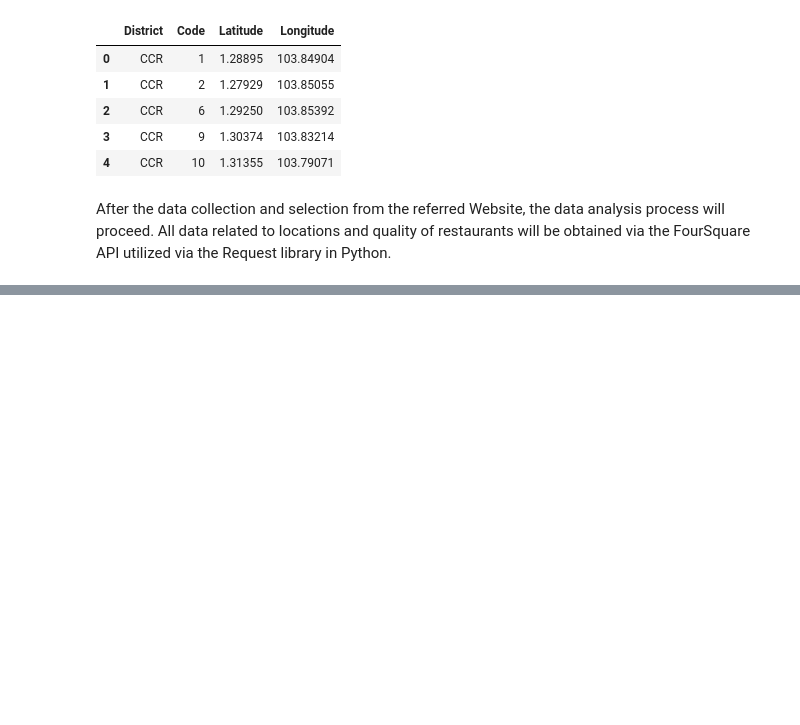
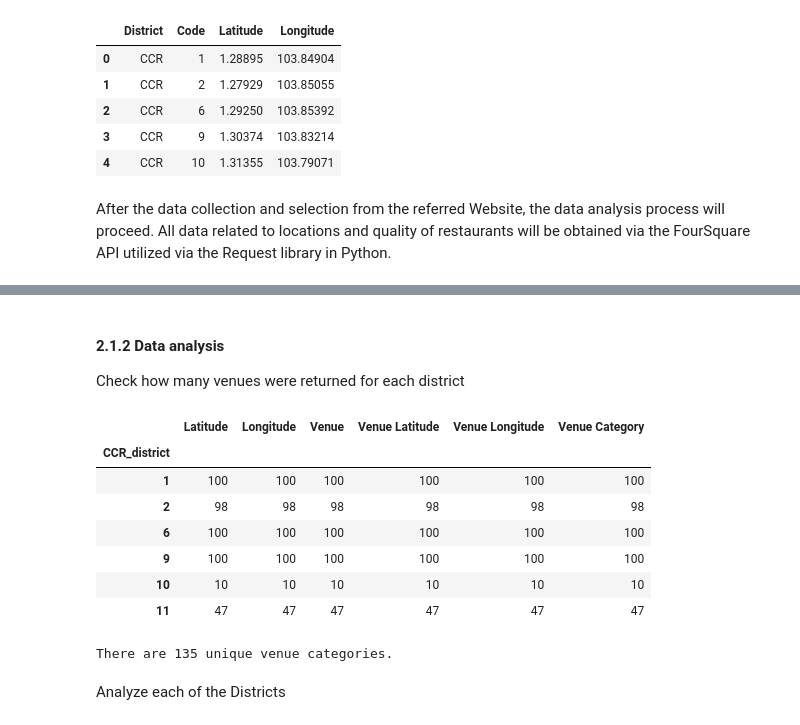
Before and after one commit to Lzhou2020/github-capstone-project, a Jupyter notebook: The Battle of Neighborhoods.ipynb, the cells around one changed output, grey strips where cells are left out. Saved outputs shown, nothing was run; the diff lists cells and outputs as text; code cells hidden in the pictures; blank space fills up the shorter version.

```diff
--- a/The Battle of Neighborhoods.ipynb
+++ b/The Battle of Neighborhoods.ipynb
@@ -143,8 +112,0 @@ Latitude and longitude values of 1 are 1.28895, 103.84904.
-# %%
-LIMIT = 100
-radius = 500
-url = 'https://api.foursquare.com/v2/venues/explore?client_id={}&client_secret={}&ll={},{}&v={}&radius={}&limit={}'.format(CLIENT_ID, CLIENT_SECRET, neighborhood_latitude, neighborhood_longitude, VERSION, radius, LIMIT)
-#url
-# %%
-results = requests.get(url).json()
-results
@@ -170,0 +172,6 @@ results
+# %%
+# Create a new dataframe called ccr_venues.
+ccr_venues = getNearbyVenues(names=df_data_0['Code'],
+                                   latitudes=df_data_0['Latitude'],
+                                   longitudes=df_data_0['Longitude']
+                                  )
@@ -170,0 +198,21 @@ results
+# %% [markdown]
+#### 2.1.2 Data analysis
+Check how many venues were returned for each district
+# %%
+ccr_venues.groupby('CCR_district').count()
+# %% [output]
+|  | Latitude | Longitude | Venue | Venue Latitude | Venue Longitude | Venue Category |
+| CCR_district |  |  |  |  |  |  |
+| 1 | 100 | 100 | 100 | 100 | 100 | 100 |
+| 2 | 98 | 98 | 98 | 98 | 98 | 98 |
+| 6 | 100 | 100 | 100 | 100 | 100 | 100 |
+| 9 | 100 | 100 | 100 | 100 | 100 | 100 |
+| 10 | 10 | 10 | 10 | 10 | 10 | 10 |
+| 11 | 47 | 47 | 47 | 47 | 47 | 47 |
+# %%
+# Calculate how many unique categories there are.
+print('There are {} unique venue categories.'.format(len(ccr_venues['Venue Category'].unique())))
+# %% [output]
+There are 135 unique venue categories.
+# %% [markdown]
+Analyze each of the Districts
```
Also changed, not shown: parts of 48 cells of this notebook.
